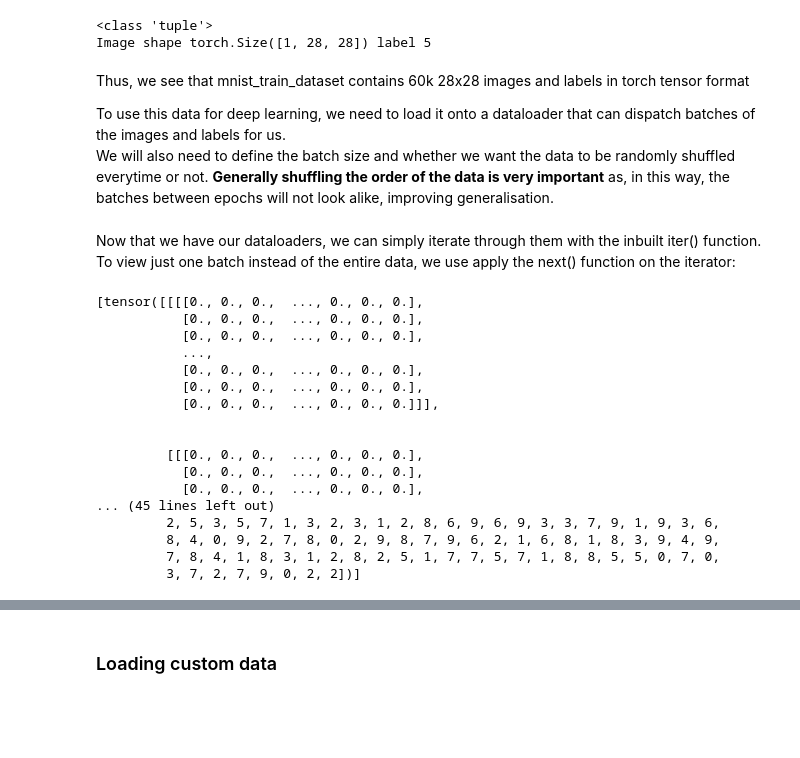
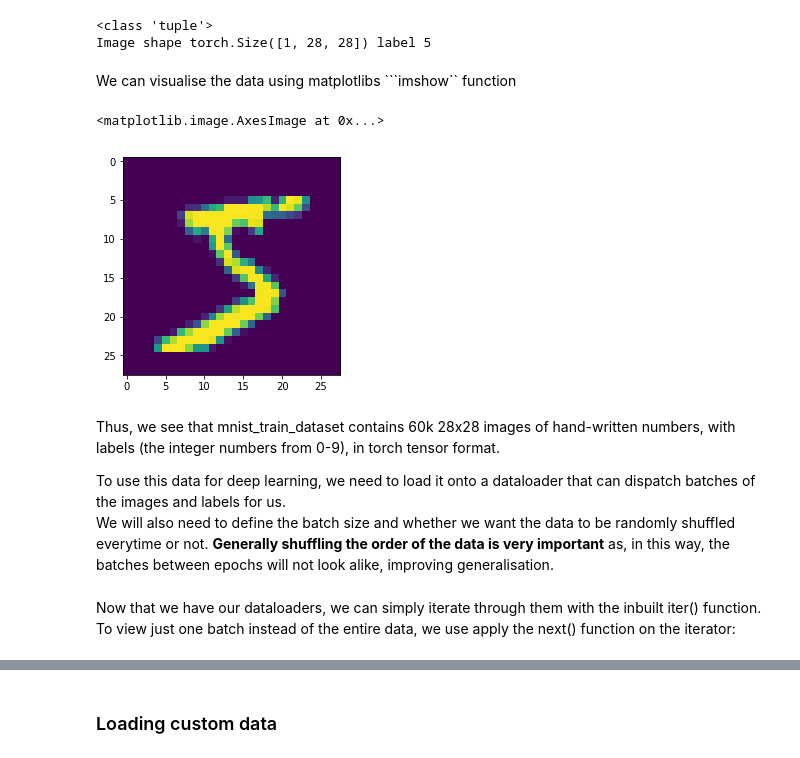
Before and after one commit to CherBass/pytorch_tutorials, a Jupyter notebook: PyTorch_Foundations.ipynb, the cells around one changed output, grey strips where cells are left out. Drawn from its saved outputs; the diff is of its cells as text; code cells hidden in the pictures; blank space fills up the shorter version.

````diff
--- a/PyTorch_Foundations.ipynb
+++ b/PyTorch_Foundations.ipynb
@@ -355,8 +375,17 @@ print('Image shape',ex_train_image.shape,'label',ex_train_label)
 # %% [output]
 <class 'tuple'>
 Image shape torch.Size([1, 28, 28]) label 5
+# %% [markdown]
+We can visualise the data using matplotlibs ```imshow`` function
+# %%
+import matplotlib.pyplot as plt
+
+plt.imshow(ex_train_image[0,:,:])
+# %% [output]
+<matplotlib.image.AxesImage at 0x...>
+[figure, added]
 # %% [markdown]
-Thus, we see that mnist_train_dataset contains 60k 28x28 images and labels in torch tensor format
+Thus, we see that mnist_train_dataset contains 60k 28x28 images of hand-written numbers, with labels (the integer numbers from 0-9), in torch tensor format.
 
 To use this data for deep learning, we need to load it onto a dataloader that can dispatch batches of the images and labels for us.
 <br>
@@ -371,23 +400,3 @@ test_loader = torch.utils.data.DataLoader(
 Now that we have our dataloaders, we can simply iterate through them with the inbuilt iter() function.
 <br>
 To view just one batch instead of the entire data, we use apply the next() function on the iterator:
-# %%
-next(iter(train_loader)) # view one batch
-# %% [output]
-[tensor([[[[0., 0., 0.,  ..., 0., 0., 0.],
-           [0., 0., 0.,  ..., 0., 0., 0.],
-           [0., 0., 0.,  ..., 0., 0., 0.],
-           ...,
-           [0., 0., 0.,  ..., 0., 0., 0.],
-           [0., 0., 0.,  ..., 0., 0., 0.],
-           [0., 0., 0.,  ..., 0., 0., 0.]]],
-
-
-         [[[0., 0., 0.,  ..., 0., 0., 0.],
-           [0., 0., 0.,  ..., 0., 0., 0.],
-           [0., 0., 0.,  ..., 0., 0., 0.],
-... (45 lines left out)
-         2, 5, 3, 5, 7, 1, 3, 2, 3, 1, 2, 8, 6, 9, 6, 9, 3, 3, 7, 9, 1, 9, 3, 6,
-         8, 4, 0, 9, 2, 7, 8, 0, 2, 9, 8, 7, 9, 6, 2, 1, 6, 8, 1, 8, 3, 9, 4, 9,
-         7, 8, 4, 1, 8, 3, 1, 2, 8, 2, 5, 1, 7, 7, 5, 7, 1, 8, 8, 5, 5, 0, 7, 0,
-         3, 7, 2, 7, 9, 0, 2, 2])]
````
Also changed, not shown: parts of 29 cells of this notebook.
